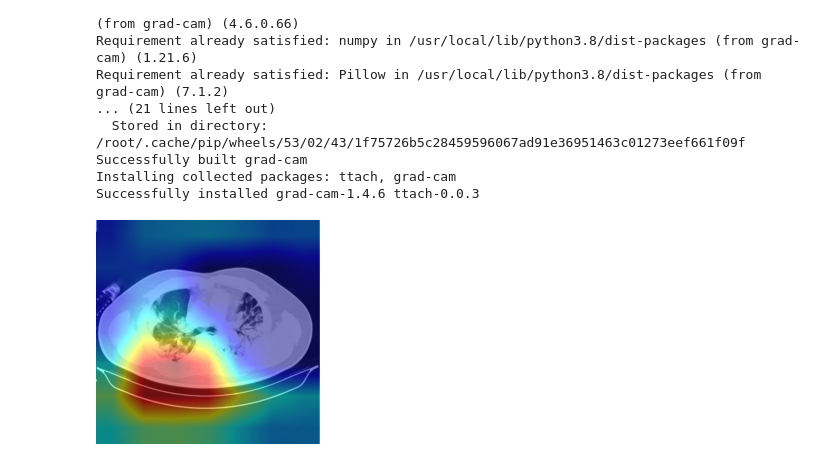
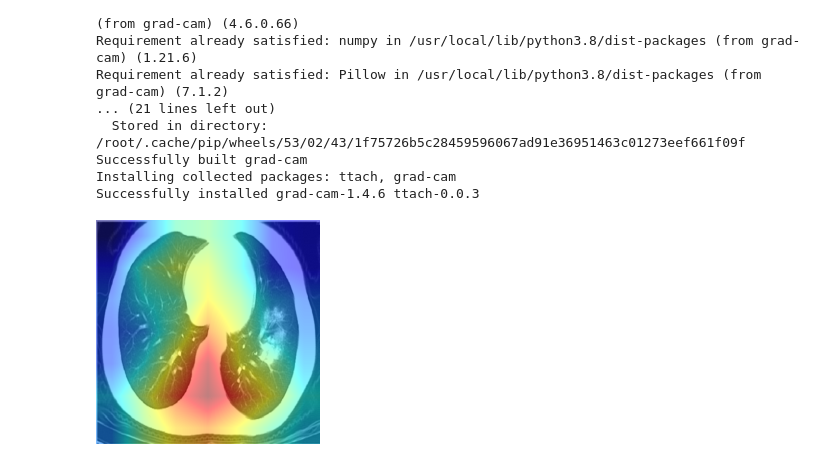
Before and after one commit to WhiteHum/Medical-AI-Deep-Learning-Drug-Toxicitiy-Prediction-, a Jupyter notebook: 06_Covid_CT_image_classification.ipynb, the cells around one changed output. Saved outputs shown, nothing was run; the diff lists cells and outputs as text; code cells hidden in the pictures.

```diff
--- a/06_Covid_CT_image_classification.ipynb
+++ b/06_Covid_CT_image_classification.ipynb
@@ -618,8 +618,8 @@ def show_gradCAM(model, img):
   pil_image = Image.fromarray(visualization)
   return pil_image
 # %%
-covid = Image.open(root_dir + 'Covid_Test/1_CT_COVID/PIIS0140673620302117_2.png')
+covid = Image.open(root_dir + 'Covid_Test/1_CT_COVID/Ni2020_Article_CombinationOfWesternMedicineAn-p3-10_0.png')
 covid_cam = show_gradCAM(model, covid)
 covid_cam
 # %% [output]
-[figure, old version]
+[figure, new version]
```
